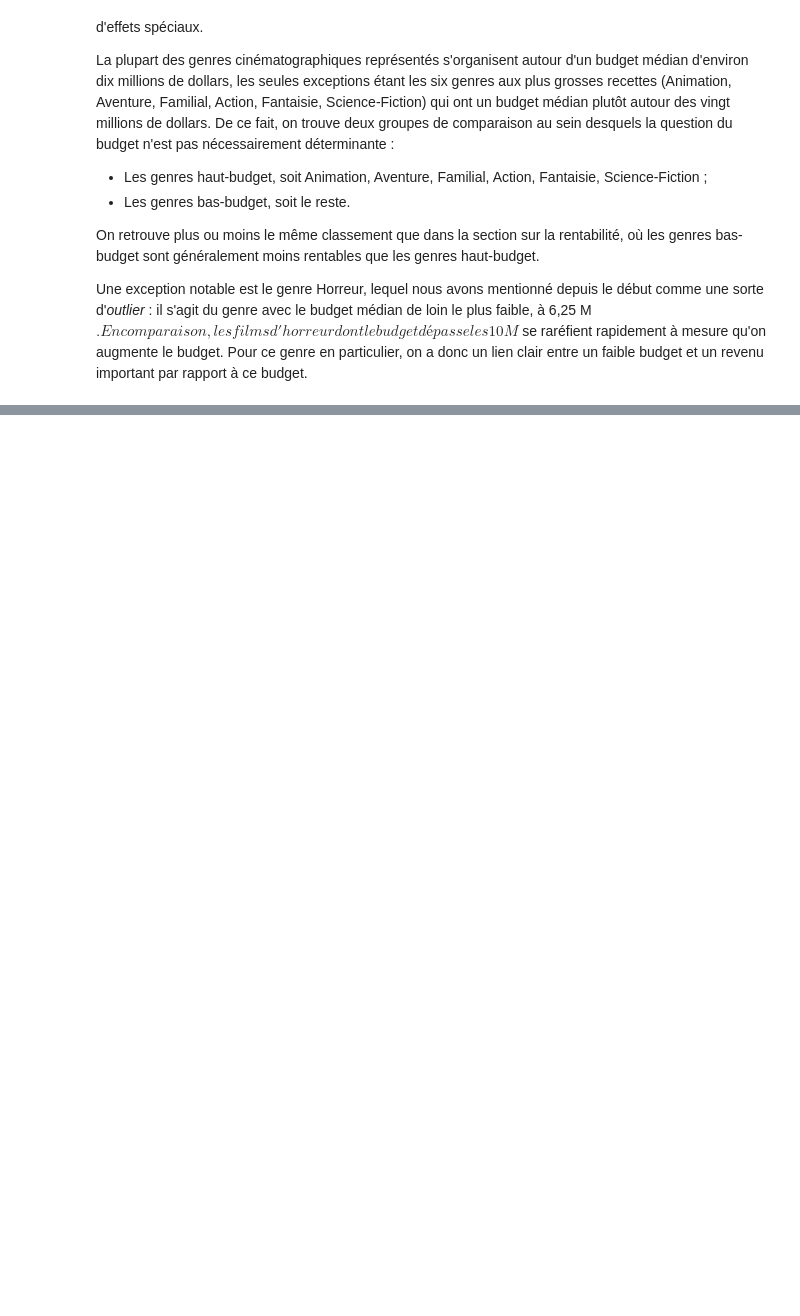
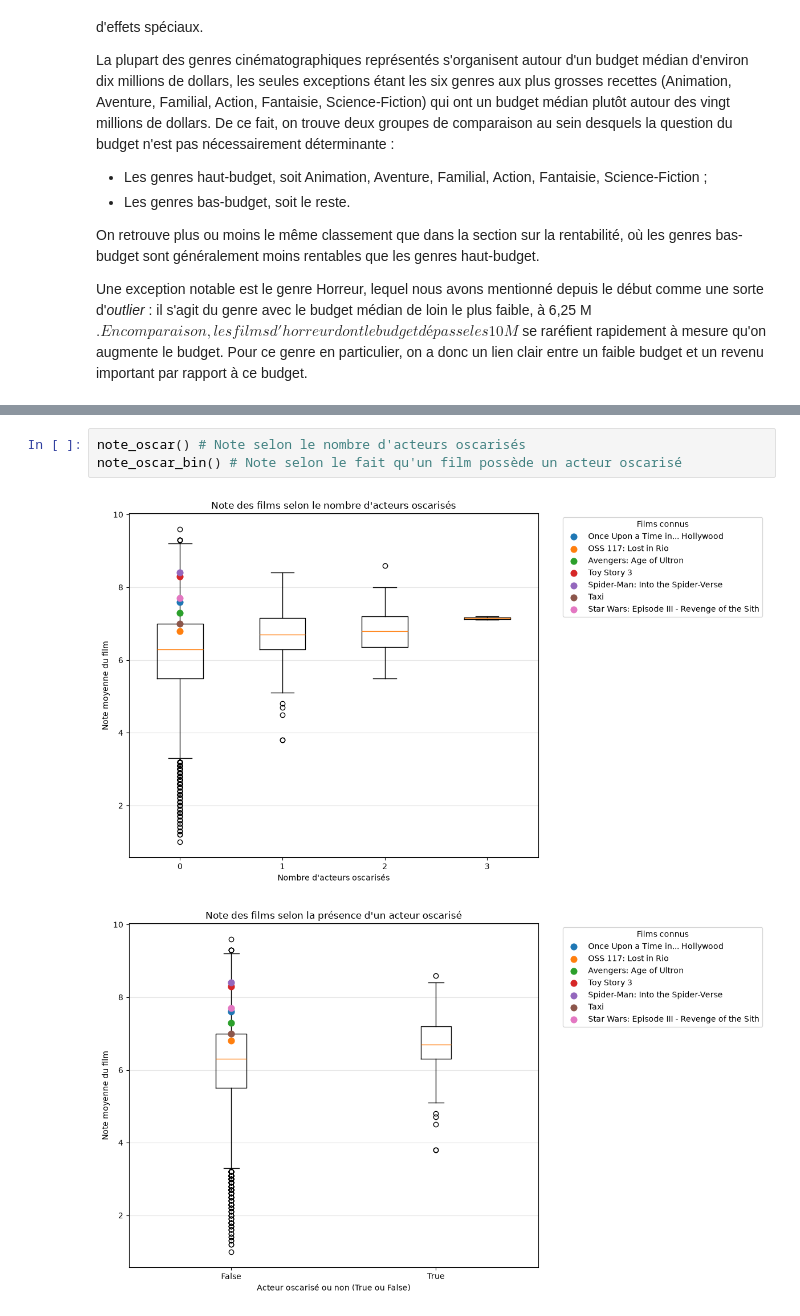
Before and after one commit to arcaShuirorp/python_DS_2A, a Jupyter notebook: synthese.ipynb, the cells around one changed output, grey strips where cells are left out. Drawn from its saved outputs; the diff is of its cells as text; blank space fills up the shorter version.

Commit message:
Finalisation synthèse oscars + correction de quelques problèmes dans les graphes (Analyse_oscars.py)

```diff
--- a/synthese.ipynb
+++ b/synthese.ipynb
@@ -189,0 +205,6 @@ from Script.Analyse_oscars import *
+# %%
+note_oscar() # Note selon le nombre d'acteurs oscarisés
+note_oscar_bin() # Note selon le fait qu'un film possède un acteur oscarisé
+# %% [output]
+[figure, added]
+[figure, added]
```
Also changed, not shown: parts of 10 cells of this notebook, 1 other file.
